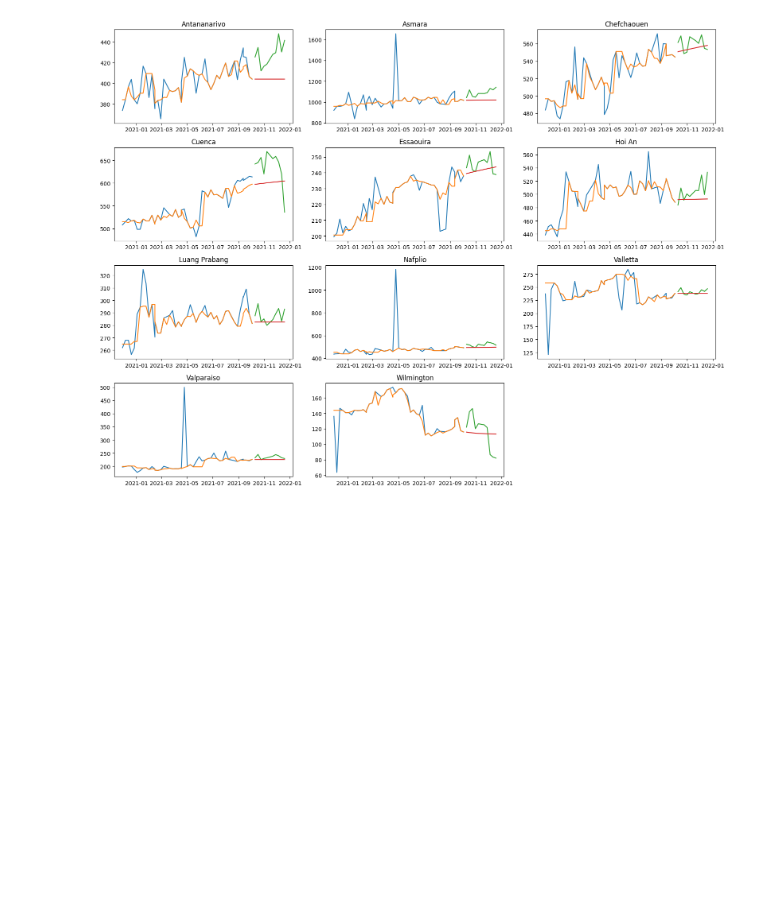
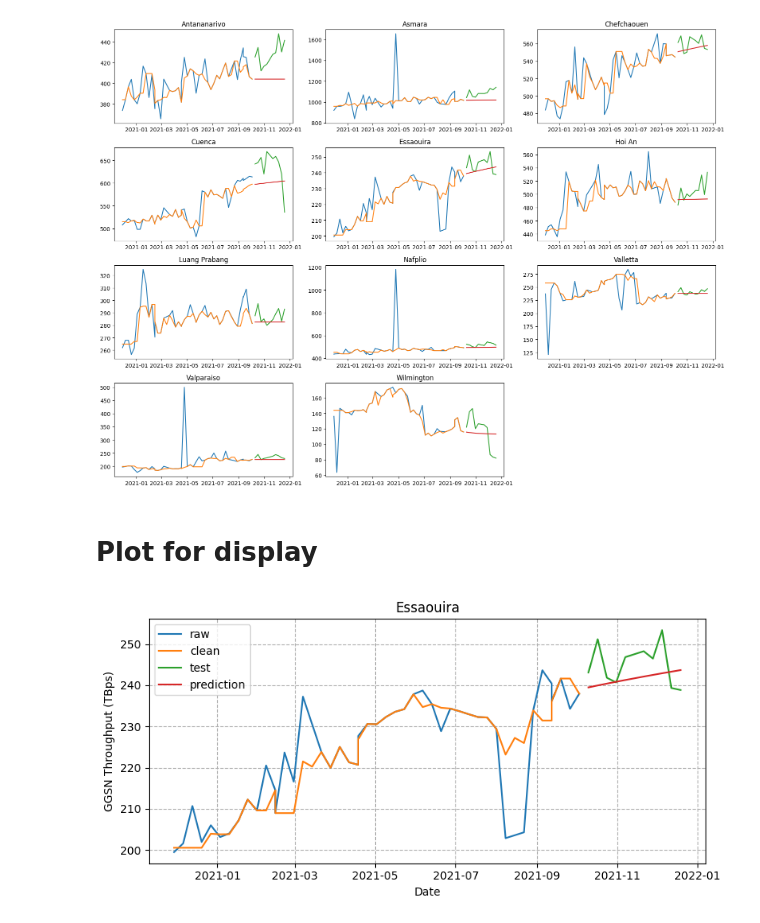
Before and after one commit to iddzzz/ggsn-thp-forecasting, a Jupyter notebook: ggsn-thp-forecasting.ipynb, the cells around one changed output. Drawn from its saved outputs; the diff is of its cells as text; code cells hidden in the pictures; blank space fills up the shorter version.

```diff
--- a/ggsn-thp-forecasting.ipynb
+++ b/ggsn-thp-forecasting.ipynb
@@ -629,3 +629,23 @@ plt.tight_layout()
 plt.show()
 # %% [output]
 [figure]
+# %% [markdown]
+# Plot for display
+# %%
+area = 'Essaouira'
+
+plt.figure(figsize=(8, 4))
+plt.plot(dictdf[area][col_date], dictdf[area][col_ggsn], label="raw")
+plt.plot(dictdf_out3[area][col_date], dictdf_out3[area][col_ggsn], label="clean")
+plt.plot(dictdf_test[area][col_date], dictdf_test[area][col_ggsn], label="test")
+plt.plot(dictdf_test[area][col_date], dictdf_test[area][f'{col_ggsn}_val'], label="prediction")
+plt.grid(linestyle='dashed')
+plt.title(area)
+plt.xlabel("Date")
+plt.ylabel("GGSN Throughput (TBps)")
+plt.legend()
+plt.tight_layout()
+plt.savefig("result.png", dpi=300)
+plt.show()
+# %% [output]
+[figure, added]
```
Also changed, not shown: 2 other files.
